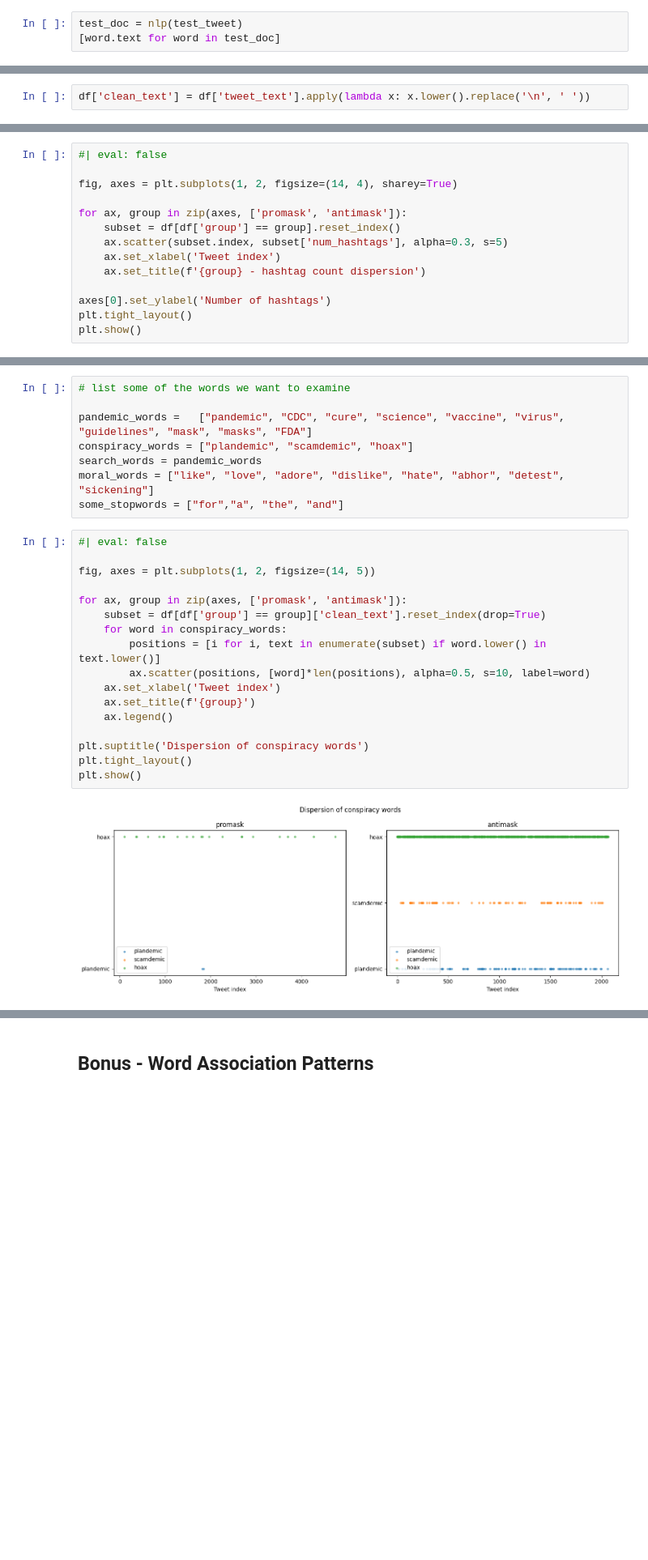
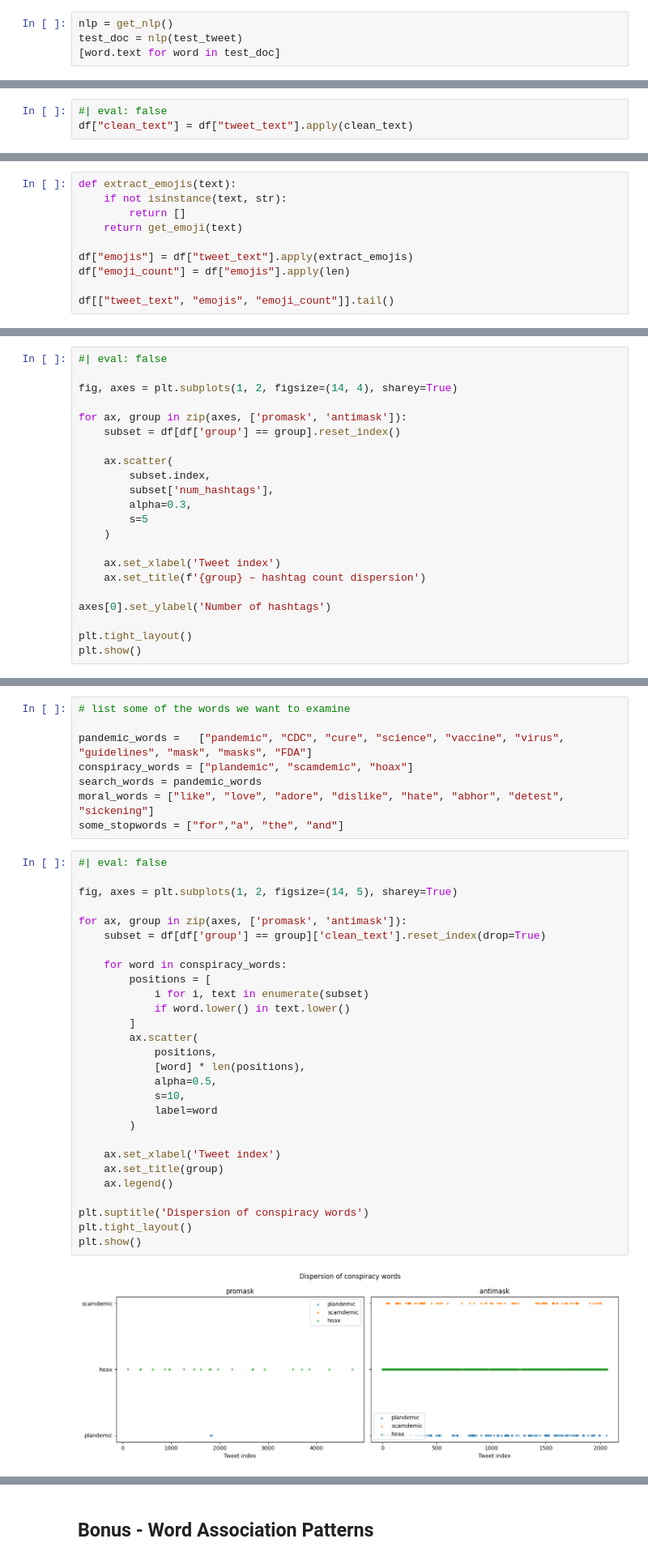
Before and after one commit to su-dataAI/data401-nlp, a Jupyter notebook: nbs/02-eda-spacy.ipynb, the cells around one changed output, grey strips where cells are left out. Shown at 81% size. Drawn from its saved outputs; the diff is of its cells as text; blank space fills up the shorter version.

```diff
--- a/nbs/02-eda-spacy.ipynb
+++ b/nbs/02-eda-spacy.ipynb
@@ -298,6 +353,7 @@ test_tweet.split()
  'it',
  '😤']
 # %%
+nlp = get_nlp()
 test_doc = nlp(test_tweet)
 [word.text for word in test_doc]
 # %% [output]
@@ -387,3 +458,4 @@ omg @drfauci said #wearamask!!! 😷🔥 but my café au lait ☕ costs $3.50...
 # %%
-df['clean_text'] = df['tweet_text'].apply(lambda x: x.lower().replace('\n', ' '))
+#| eval: false
+df["clean_text"] = df["tweet_text"].apply(clean_text)
 # %%
@@ -660,0 +824,10 @@ Name: count, dtype: int64
+# %%
+def extract_emojis(text):
+    if not isinstance(text, str):
+        return []
+    return get_emoji(text)
+
+df["emojis"] = df["tweet_text"].apply(extract_emojis)
+df["emoji_count"] = df["emojis"].apply(len)
+
+df[["tweet_text", "emojis", "emoji_count"]].tail()
@@ -732,11 +965,19 @@ fig, axes = plt.subplots(1, 2, figsize=(14, 4), sharey=True)
 
 for ax, group in zip(axes, ['promask', 'antimask']):
     subset = df[df['group'] == group].reset_index()
-    ax.scatter(subset.index, subset['num_hashtags'], alpha=0.3, s=5)
+
+    ax.scatter(
+        subset.index,
+        subset['num_hashtags'],
+        alpha=0.3,
+        s=5
+    )
+
     ax.set_xlabel('Tweet index')
-    ax.set_title(f'{group} - hashtag count dispersion')
+    ax.set_title(f'{group} – hashtag count dispersion')
 
 axes[0].set_ylabel('Number of hashtags')
+
 plt.tight_layout()
 plt.show()
 # %% [output]
@@ -775,19 +1023,30 @@ some_stopwords = ["for","a", "the", "and"]
 # %%
 #| eval: false
 
-fig, axes = plt.subplots(1, 2, figsize=(14, 5))
+fig, axes = plt.subplots(1, 2, figsize=(14, 5), sharey=True)
 
 for ax, group in zip(axes, ['promask', 'antimask']):
     subset = df[df['group'] == group]['clean_text'].reset_index(drop=True)
+
     for word in conspiracy_words:
-        positions = [i for i, text in enumerate(subset) if word.lower() in text.lower()]
-        ax.scatter(positions, [word]*len(positions), alpha=0.5, s=10, label=word)
+        positions = [
+            i for i, text in enumerate(subset)
+            if word.lower() in text.lower()
+        ]
+        ax.scatter(
+            positions,
+            [word] * len(positions),
+            alpha=0.5,
+            s=10,
+            label=word
+        )
+
     ax.set_xlabel('Tweet index')
-    ax.set_title(f'{group}')
+    ax.set_title(group)
     ax.legend()
 
 plt.suptitle('Dispersion of conspiracy words')
 plt.tight_layout()
 plt.show()
 # %% [output]
-[figure, old version]
+[figure, new version]
```
Also changed, not shown: parts of 123 cells of this notebook, 12 other files.
